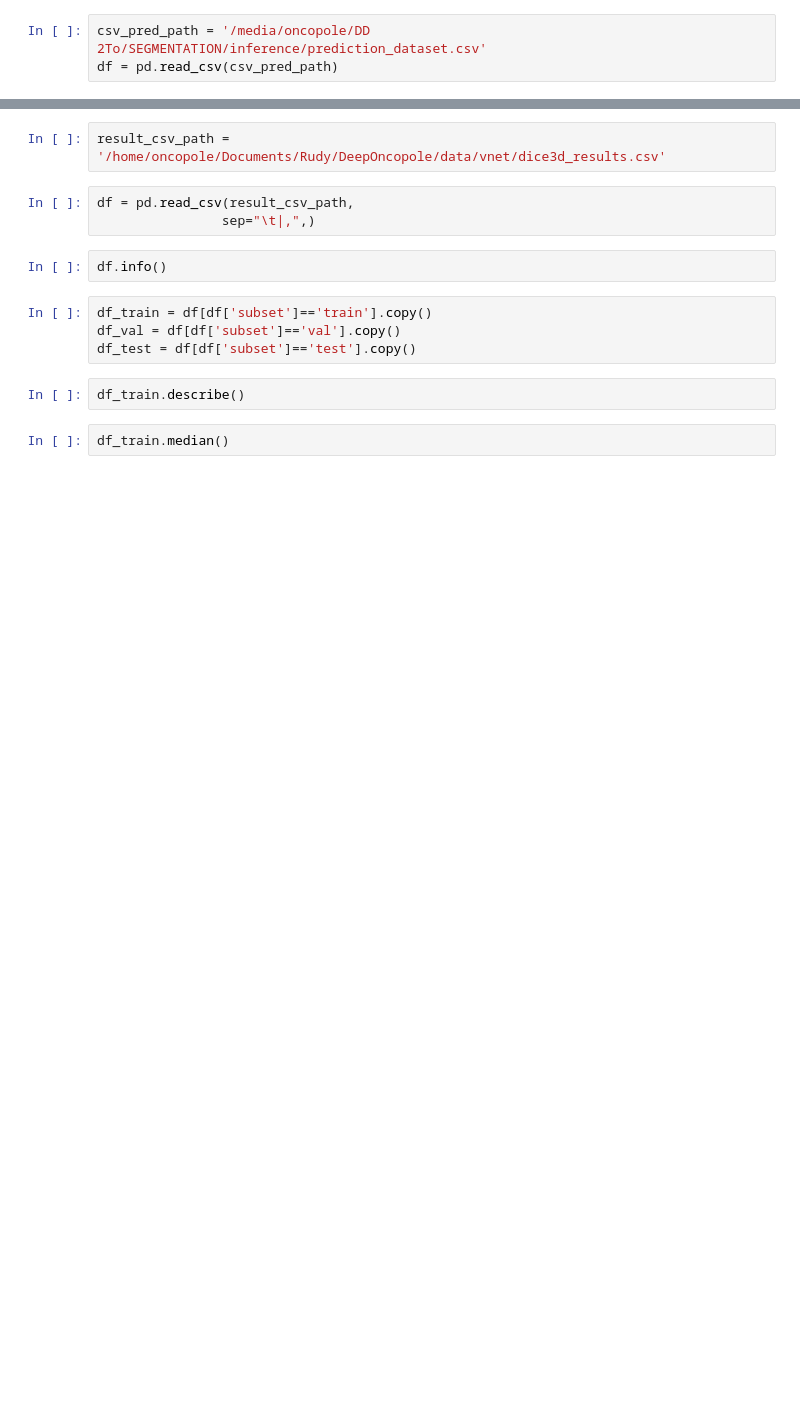
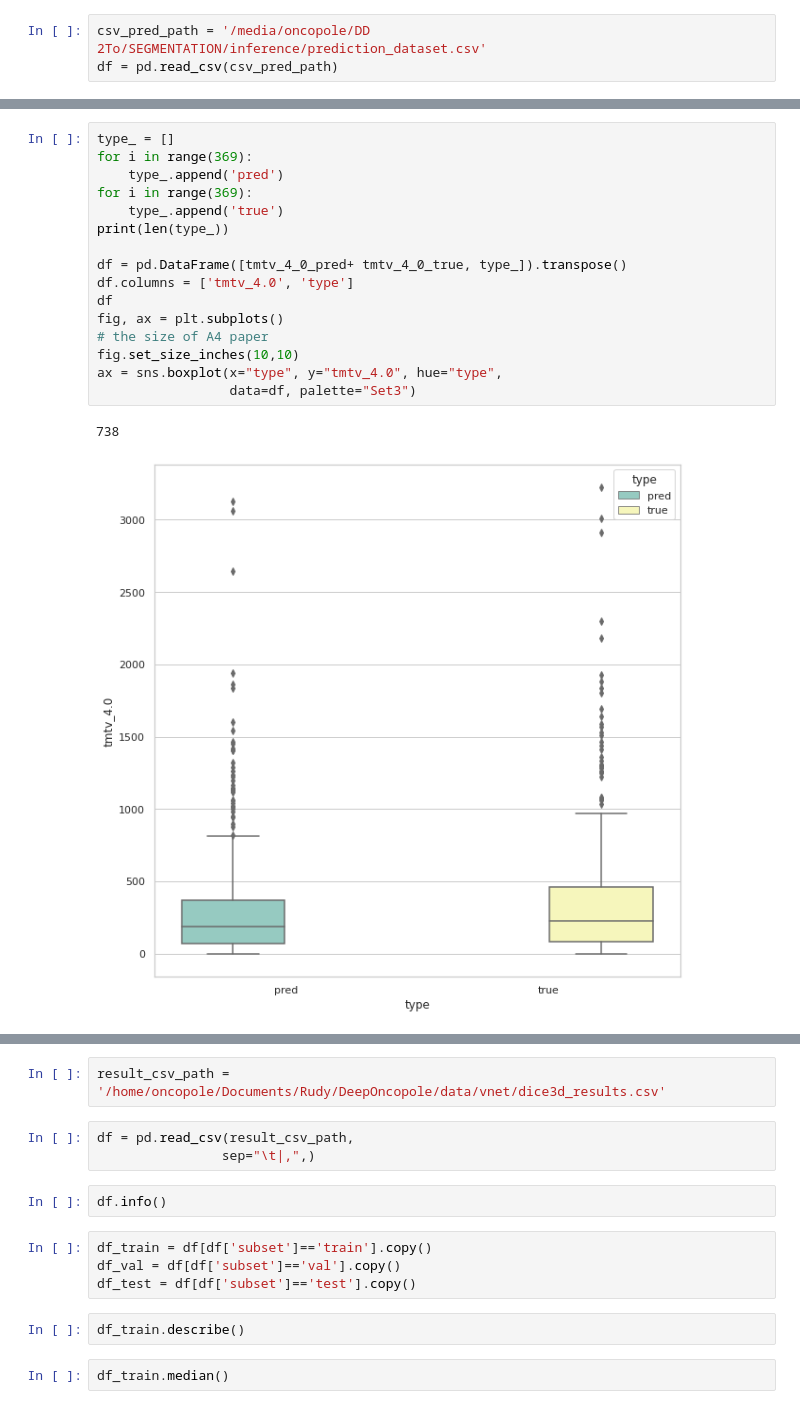
Before and after one commit to salimkanoun/DeepOncology, a Jupyter notebook: result_stats.ipynb, the cells around one changed output, grey strips where cells are left out. Drawn from its saved outputs; the diff is of its cells as text; blank space fills up the shorter version.

```diff
--- a/result_stats.ipynb
+++ b/result_stats.ipynb
@@ -231,0 +427,19 @@ with open(os.path.join(directory, filename), 'w') as csv_file :
+# %%
+type_ = []
+for i in range(369):
+    type_.append('pred')
+for i in range(369):
+    type_.append('true')
+print(len(type_))
+
+df = pd.DataFrame([tmtv_4_0_pred+ tmtv_4_0_true, type_]).transpose()
+df.columns = ['tmtv_4.0', 'type']
+df
+fig, ax = plt.subplots()
+# the size of A4 paper
+fig.set_size_inches(10,10)
+ax = sns.boxplot(x="type", y="tmtv_4.0", hue="type",
+                 data=df, palette="Set3")
+# %% [output]
+738
+[figure, added]
```
Also changed, not shown: parts of 25 cells of this notebook, 2 other files.
